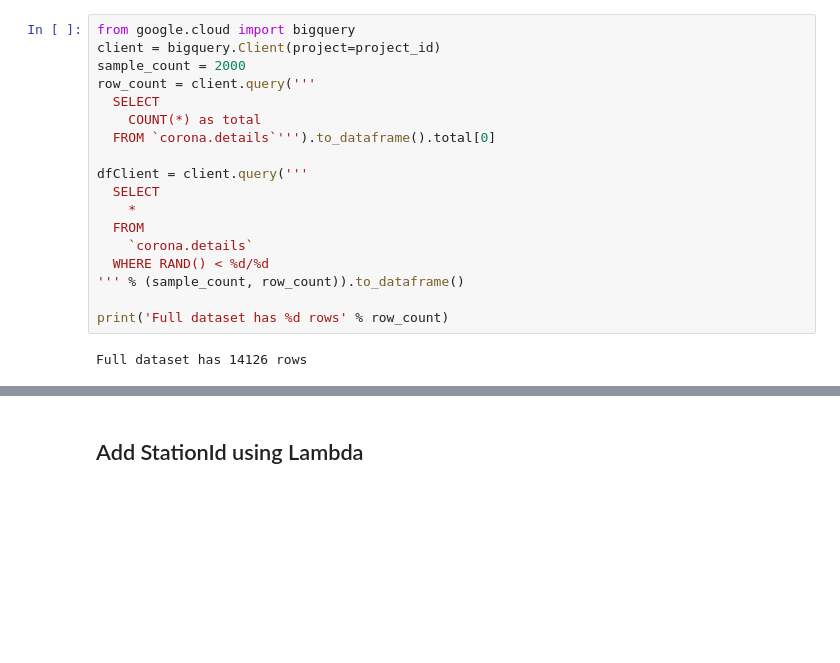
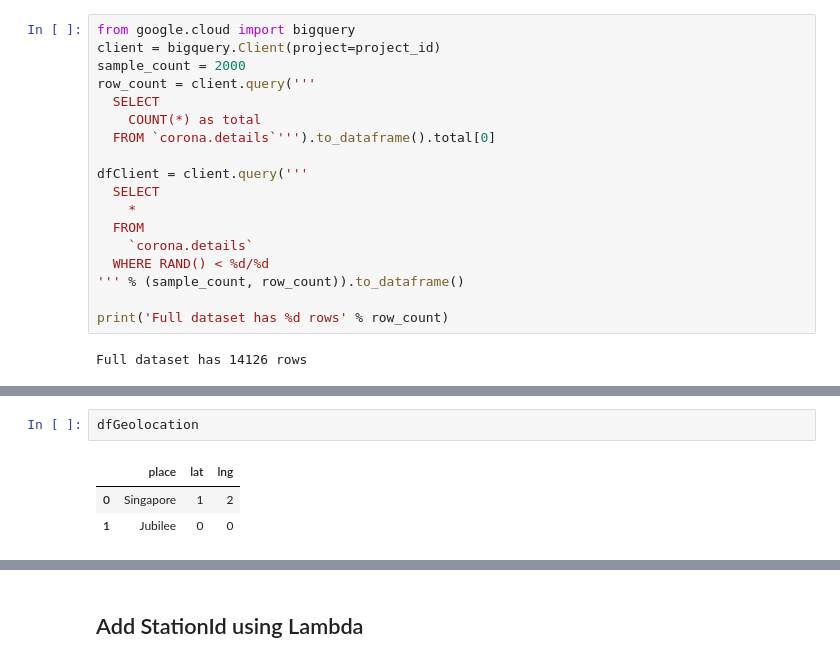
Before and after one commit to isuhendro/coursera, a Jupyter notebook: corona.ipynb, the cells around one changed output, grey strips where cells are left out. Cells and saved outputs as stored; diff of their text form; blank space fills up the shorter version.

```diff
--- a/corona.ipynb
+++ b/corona.ipynb
@@ -127,0 +166,6 @@ Full dataset has 14126 rows
+# %%
+dfGeolocation
+# %% [output]
+|  | place | lat | lng |
+| 0 | Singapore | 1 | 2 |
+| 1 | Jubilee | 0 | 0 |
```
Also changed, not shown: parts of 13 cells of this notebook.
